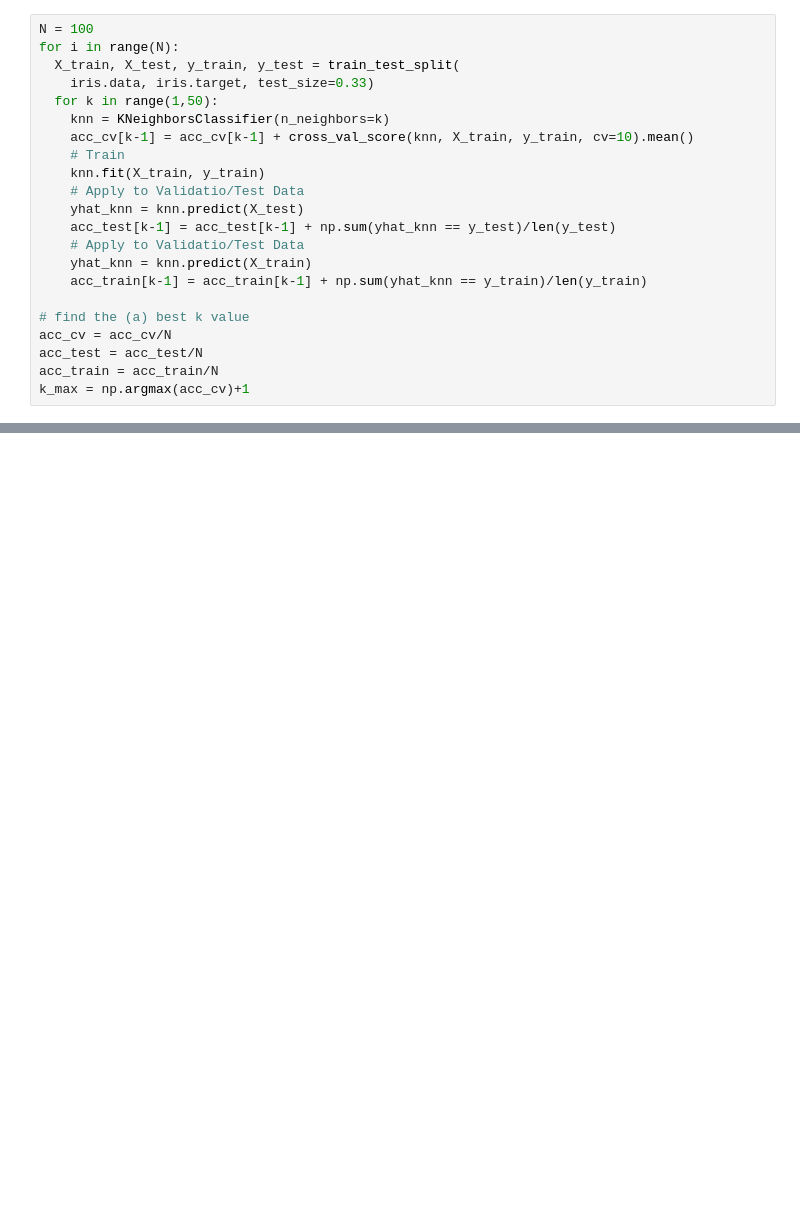
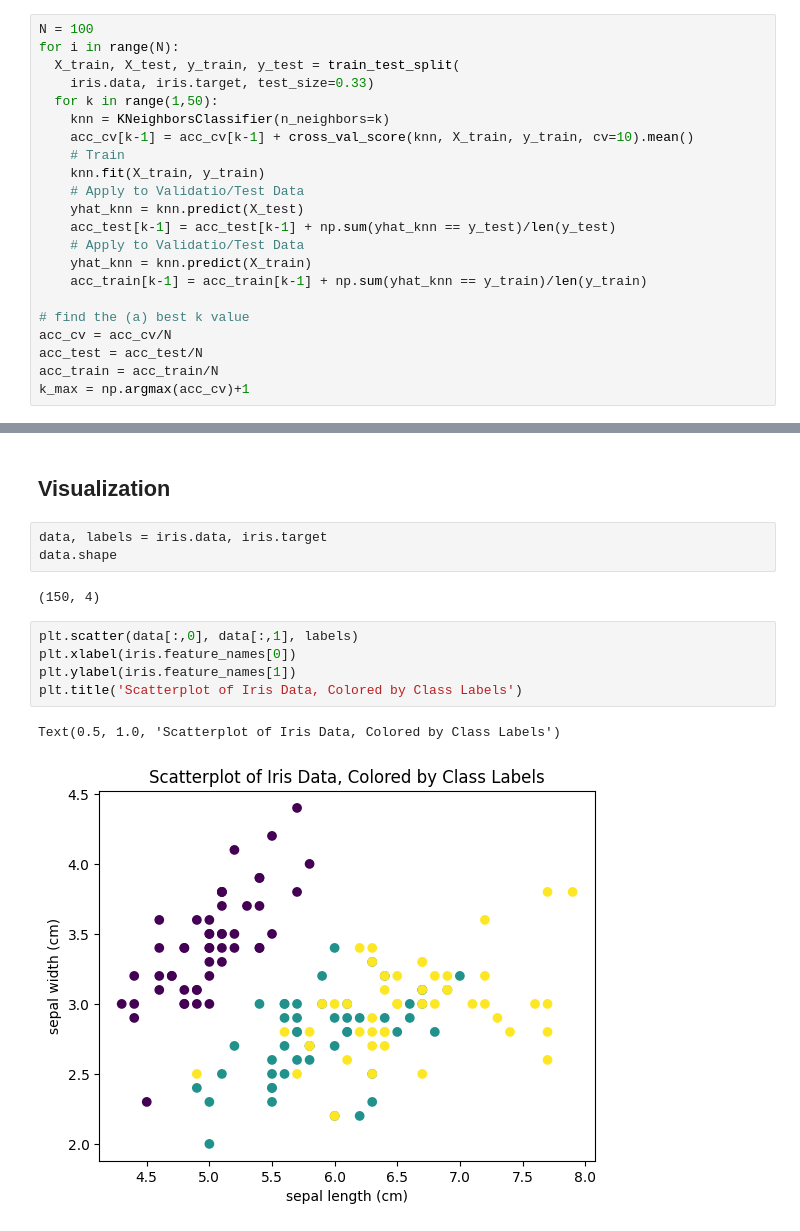
Before and after one commit to wbasener/Classification-in-Python, a Jupyter notebook: KNN.ipynb, the cells around one changed output, grey strips where cells are left out. Saved outputs shown, nothing was run; the diff lists cells and outputs as text; blank space fills up the shorter version.

```diff
--- a/KNN.ipynb
+++ b/KNN.ipynb
@@ -179,0 +183,15 @@ plt.title("KNN Cross-Validated Accuracy (Optimal k = "+str(k_max)+")");
+# %% [markdown]
+## Visualization
+# %%
+data, labels = iris.data, iris.target
+data.shape
+# %% [output]
+(150, 4)
+# %%
+plt.scatter(data[:,0], data[:,1], labels)
+plt.xlabel(iris.feature_names[0])
+plt.ylabel(iris.feature_names[1])
+plt.title('Scatterplot of Iris Data, Colored by Class Labels')
+# %% [output]
+Text(0.5, 1.0, 'Scatterplot of Iris Data, Colored by Class Labels')
+[figure, added]
```
Also changed, not shown: parts of 10 cells of this notebook.
